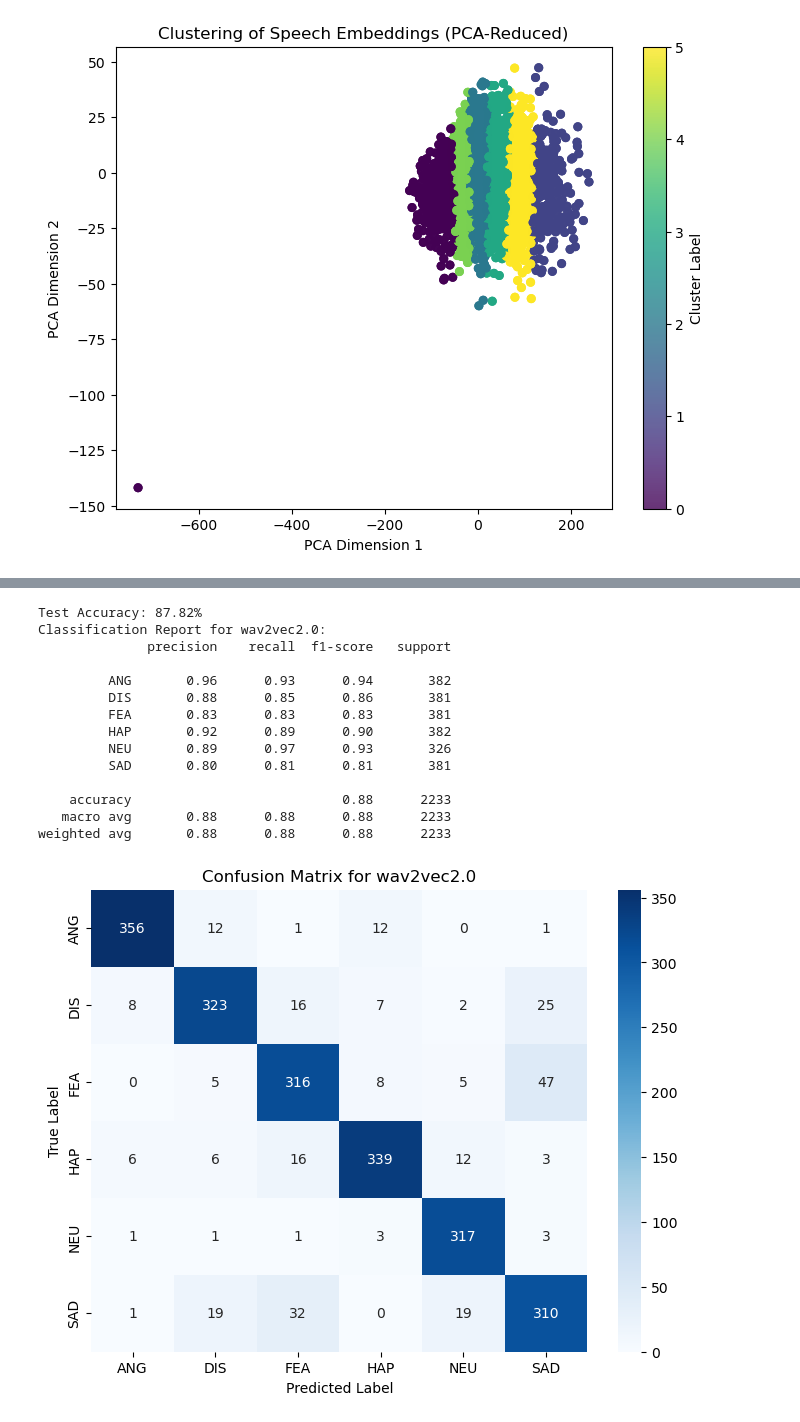
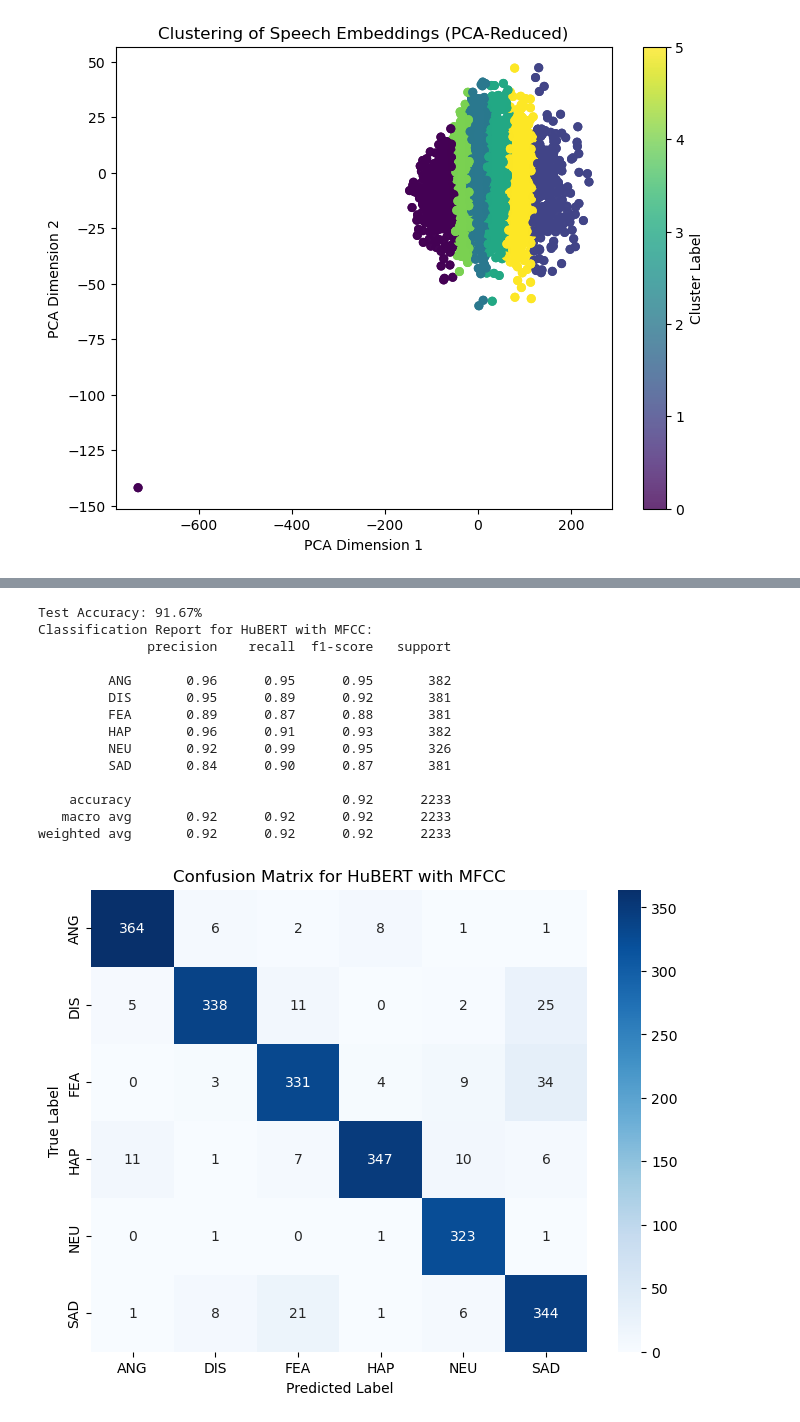
Before and after one commit to navanodonavan/MSAAI501FinalProject_Group7, a Jupyter notebook: AAI_501_Final_Project_G7_CNN_LSTM_HuBERT_MFCC.ipynb, the cells around one changed output, grey strips where cells are left out. Saved outputs shown, nothing was run; the diff lists cells and outputs as text; code cells hidden in the pictures.

Commit message:
Updated confusion matrix title to reference HuBERT
updating references to Wav2Vec to HuBERT

```diff
--- a/AAI_501_Final_Project_G7_CNN_LSTM_HuBERT_MFCC.ipynb
+++ b/AAI_501_Final_Project_G7_CNN_LSTM_HuBERT_MFCC.ipynb
@@ -642,7 +642,7 @@ criterion = nn.CrossEntropyLoss()
 optimizer = optim.Adam(pretrained_model.parameters(), lr=1e-4, weight_decay=1e-4)
 
 # Train and Validation Loop
-num_epochs = 20
+num_epochs = 30
 for epoch in range(num_epochs):
     pretrained_model.train()
     running_loss = 0.0
@@ -726,44 +726,44 @@ with torch.no_grad():
         # Update counters for accuracy
         test_total += y_batch.size(0)
         test_correct += (predicted == y_batch).sum().item()
 
         # Collect true and predicted labels
         y_true.extend(y_batch.cpu().numpy())  # Convert to NumPy and append
         y_pred.extend(predicted.cpu().numpy())  # Convert to NumPy and append
 
 # Calculate overall test accuracy
 test_accuracy = 100 * test_correct / test_total
 print(f"Test Accuracy: {test_accuracy:.2f}%")
 
 # Convert y_true and y_pred to NumPy arrays for further evaluation
 y_true = np.array(y_true)
 y_pred = np.array(y_pred)
 
 # Classification Report
-print("Classification Report for wav2vec2.0:")
+print("Classification Report for HuBERT with MFCC:")
 print(classification_report(y_true, y_pred, target_names=le.classes_))
 
 # Confusion Matrix
 conf_matrix = confusion_matrix(y_true, y_pred)
 plt.figure(figsize=(8, 6))
 sns.heatmap(conf_matrix, annot=True, fmt="d", cmap="Blues", xticklabels=le.classes_, yticklabels=le.classes_)
 plt.xlabel("Predicted Label")
 plt.ylabel("True Label")
-plt.title("Confusion Matrix for wav2vec2.0")
+plt.title("Confusion Matrix for HuBERT with MFCC")
 plt.show()
 # %% [output]
-Test Accuracy: 87.82%
-Classification Report for wav2vec2.0:
+Test Accuracy: 91.67%
+Classification Report for HuBERT with MFCC:
               precision    recall  f1-score   support
 
-         ANG       0.96      0.93      0.94       382
-         DIS       0.88      0.85      0.86       381
-         FEA       0.83      0.83      0.83       381
-         HAP       0.92      0.89      0.90       382
-         NEU       0.89      0.97      0.93       326
-         SAD       0.80      0.81      0.81       381
+         ANG       0.96      0.95      0.95       382
+         DIS       0.95      0.89      0.92       381
+         FEA       0.89      0.87      0.88       381
+         HAP       0.96      0.91      0.93       382
+         NEU       0.92      0.99      0.95       326
+         SAD       0.84      0.90      0.87       381
 
-    accuracy                           0.88      2233
-   macro avg       0.88      0.88      0.88      2233
-weighted avg       0.88      0.88      0.88      2233
+    accuracy                           0.92      2233
+   macro avg       0.92      0.92      0.92      2233
+weighted avg       0.92      0.92      0.92      2233
-[figure, old version]
+[figure, new version]
```
Also changed, not shown: parts of 1 cell of this notebook.
